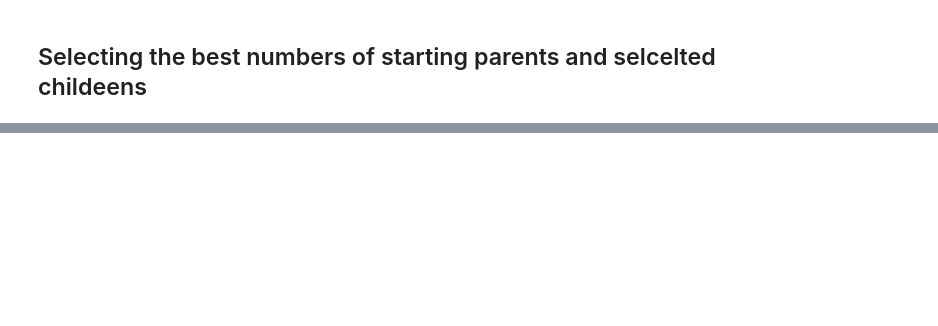
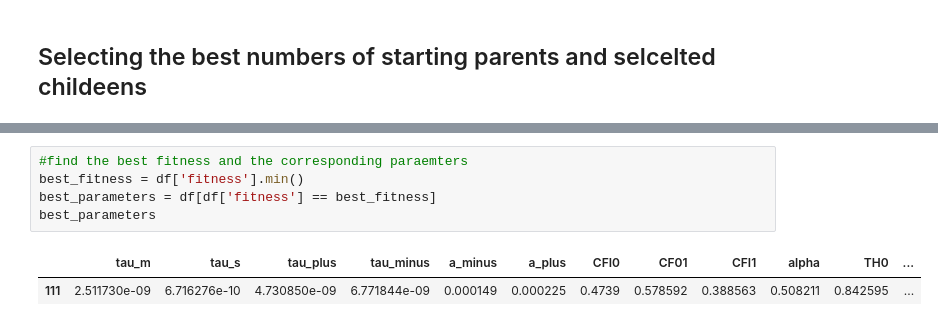
Before and after one commit to Fabiocufino/CMS-SpikingNeuralNetwork, a Jupyter notebook: Code/PythonTools/GeneticAlgorithm.ipynb, the cells around one changed output, grey strips where cells are left out. Saved outputs shown, nothing was run; the diff lists cells and outputs as text; blank space fills up the shorter version.

```diff
--- a/Code/PythonTools/GeneticAlgorithm.ipynb
+++ b/Code/PythonTools/GeneticAlgorithm.ipynb
@@ -845 +494,9 @@ KeyboardInterrupt:
+# %%
+#find the best fitness and the corresponding paraemters
+best_fitness = df['fitness'].min()
+best_parameters = df[df['fitness'] == best_fitness]
+best_parameters
+# %% [output]
+|  | tau_m | tau_s | tau_plus | tau_minus | a_minus | a_plus | CFI0 | CF01 | CFI1 | alpha | TH0 | ... |
+| 111 | 2.511730e-09 | 6.716276e-10 | 4.730850e-09 | 6.771844e-09 | 0.000149 | 0.000225 | 0.4739 | 0.578592 | 0.388563 | 0.508211 | 0.842595 | ... |
 # %%
```
Also changed, not shown: parts of 37 cells of this notebook, 12 other files.
